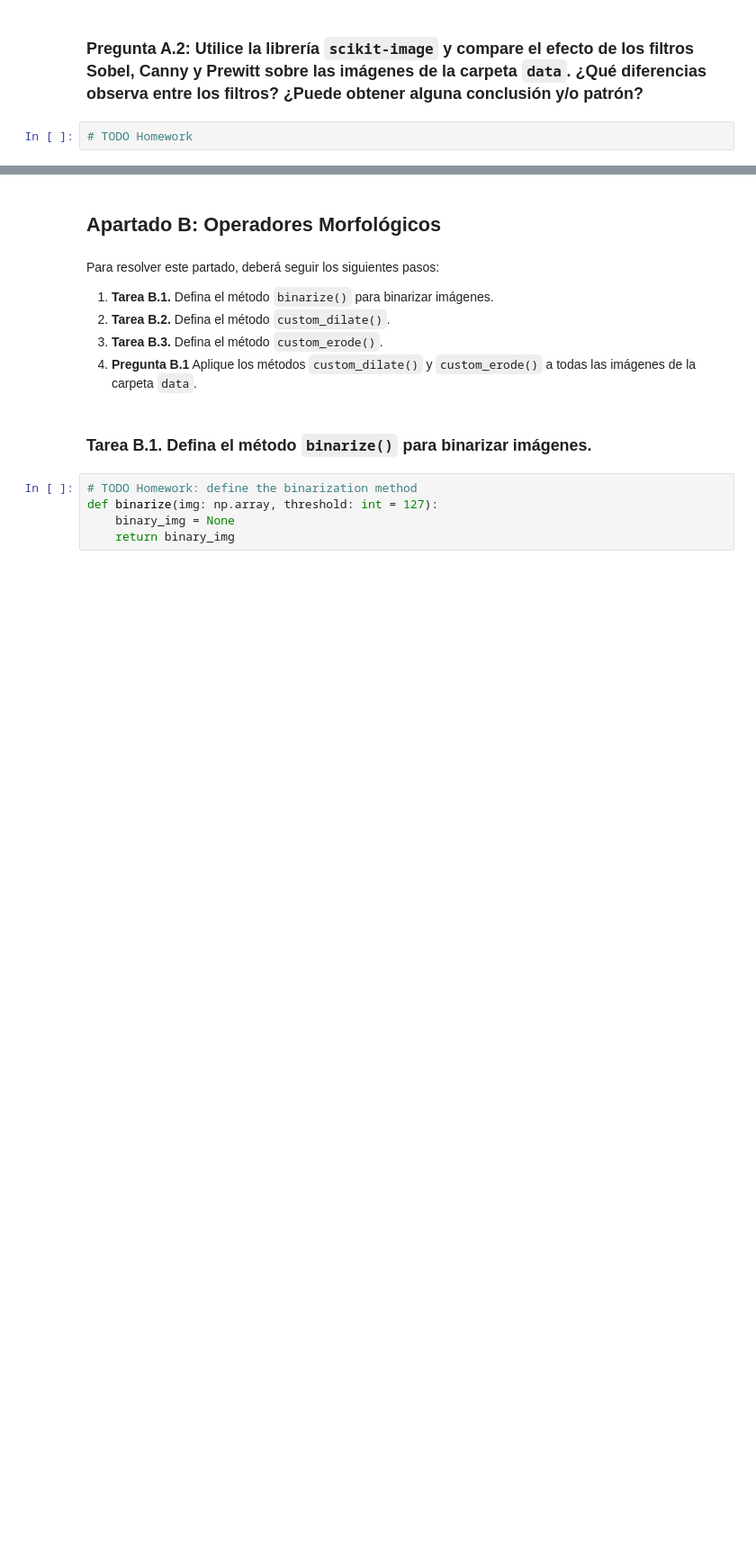
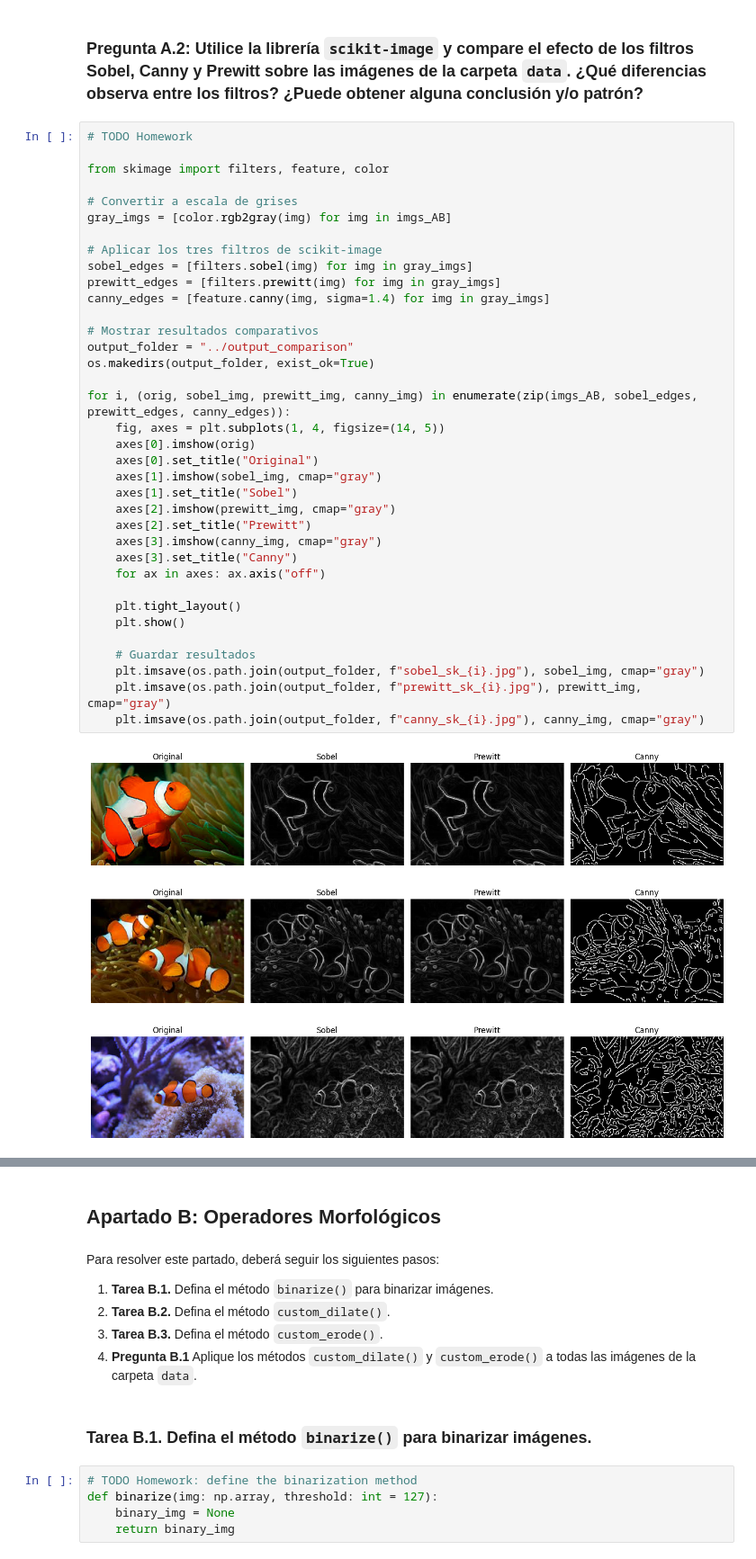
Before and after one commit to beajimeenez/Practicas_Computer_Vision, a Jupyter notebook: Lab_3/src/partA-B.ipynb, the cells around one changed output, grey strips where cells are left out. Shown at 90% size. Saved outputs shown, nothing was run; the diff lists cells and outputs as text; blank space fills up the shorter version.

```diff
--- a/Lab_3/src/partA-B.ipynb
+++ b/Lab_3/src/partA-B.ipynb
@@ -330,3 +332,41 @@ for i, (orig, noisy, sobel_g, sobel_ng) in enumerate(zip(imgs_AB, noisy_imgs, so
 ### **Pregunta A.2:** Utilice la librería ``scikit-image`` y compare el efecto de los filtros Sobel, Canny y Prewitt sobre las imágenes de la carpeta ``data``. ¿Qué diferencias observa entre los filtros? ¿Puede obtener alguna conclusión y/o patrón?
 # %%
 # TODO Homework
+
+from skimage import filters, feature, color
+
+# Convertir a escala de grises
+gray_imgs = [color.rgb2gray(img) for img in imgs_AB]
+
+# Aplicar los tres filtros de scikit-image
+sobel_edges = [filters.sobel(img) for img in gray_imgs]
+prewitt_edges = [filters.prewitt(img) for img in gray_imgs]
+canny_edges = [feature.canny(img, sigma=1.4) for img in gray_imgs]
+
+# Mostrar resultados comparativos
+output_folder = "../output_comparison"
+os.makedirs(output_folder, exist_ok=True)
+
+for i, (orig, sobel_img, prewitt_img, canny_img) in enumerate(zip(imgs_AB, sobel_edges, prewitt_edges, canny_edges)):
+    fig, axes = plt.subplots(1, 4, figsize=(14, 5))
+    axes[0].imshow(orig)
+    axes[0].set_title("Original")
+    axes[1].imshow(sobel_img, cmap="gray")
+    axes[1].set_title("Sobel")
+    axes[2].imshow(prewitt_img, cmap="gray")
+    axes[2].set_title("Prewitt")
+    axes[3].imshow(canny_img, cmap="gray")
+    axes[3].set_title("Canny")
+    for ax in axes: ax.axis("off")
+
+    plt.tight_layout()
+    plt.show()
+
+    # Guardar resultados
+    plt.imsave(os.path.join(output_folder, f"sobel_sk_{i}.jpg"), sobel_img, cmap="gray")
+    plt.imsave(os.path.join(output_folder, f"prewitt_sk_{i}.jpg"), prewitt_img, cmap="gray")
+    plt.imsave(os.path.join(output_folder, f"canny_sk_{i}.jpg"), canny_img, cmap="gray")
+# %% [output]
+[figure, added]
+[figure, added]
+[figure, added]
```
Also changed, not shown: parts of 2 cells of this notebook, 18 other files.
